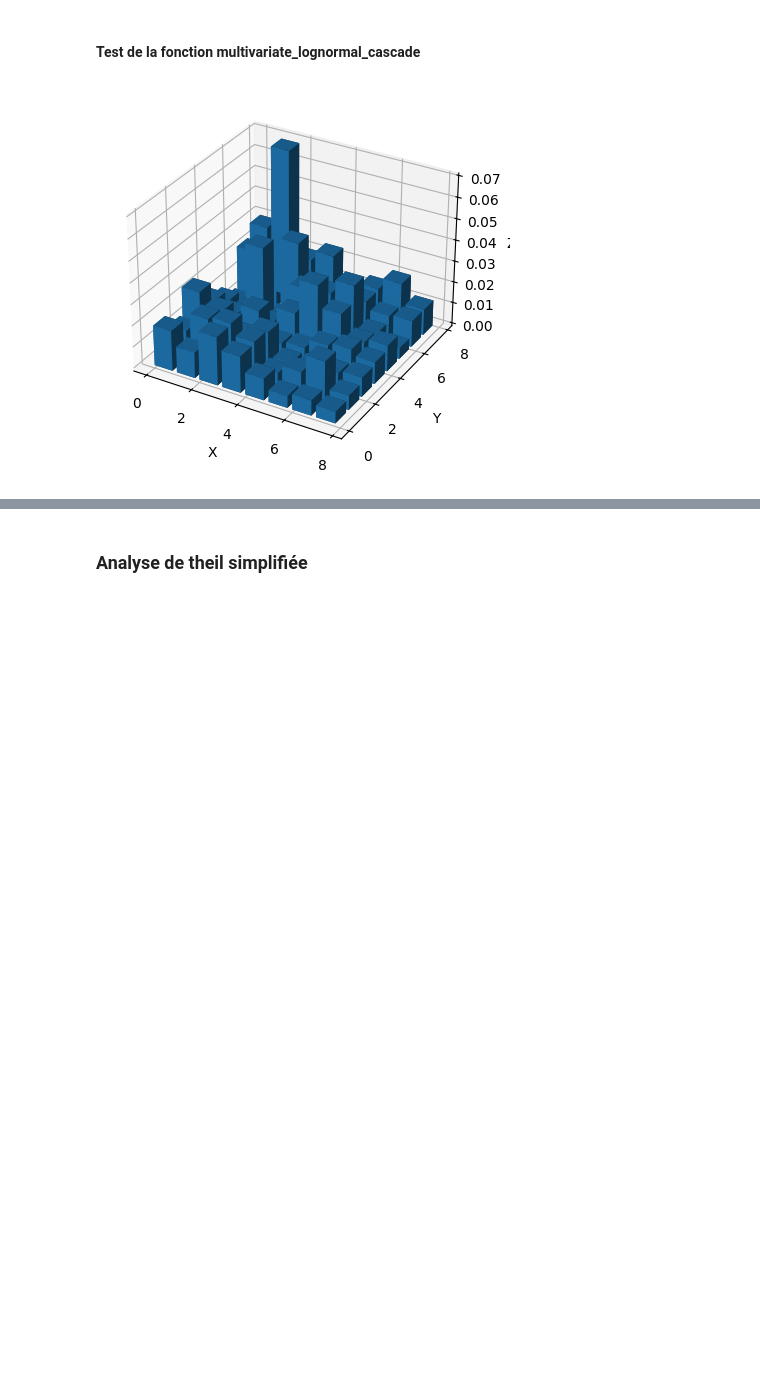
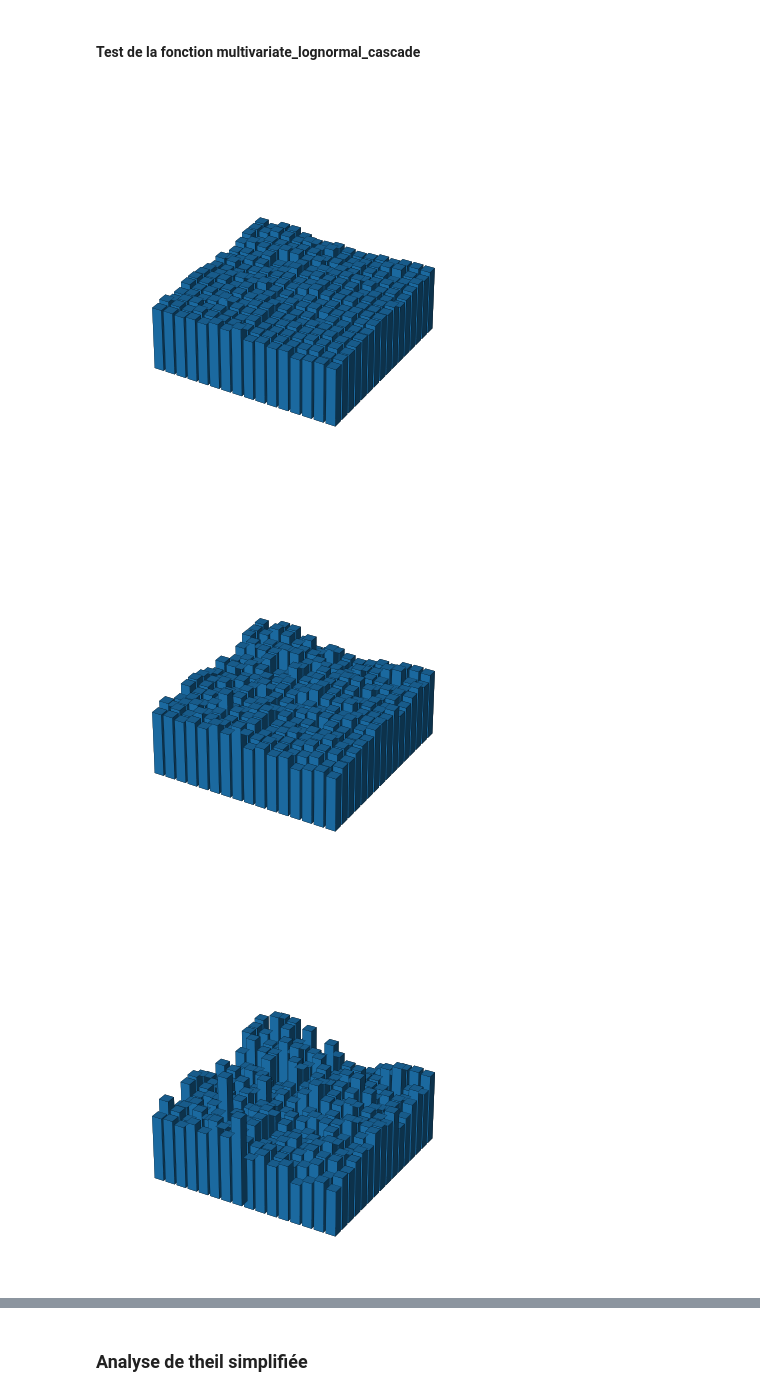
Before and after one commit to fsemecurbe/MMTMSS, a Jupyter notebook: 3_figures.ipynb, the cells around one changed output, grey strips where cells are left out. Drawn from its saved outputs; the diff is of its cells as text; code cells hidden in the pictures; blank space fills up the shorter version.

```diff
--- a/3_figures.ipynb
+++ b/3_figures.ipynb
@@ -50,5 +50,5 @@ def scale_theil(pop, scales):
 #### Test de la fonction multivariate_lognormal_cascade
 # %%
 rng = np.random.default_rng(1)
-lnc = multivariate_lognormal_cascade(2, sigma1=0.5, sigma2=0.309**0.5, corr=-.185)
+lnc = multivariate_lognormal_cascade(2, sigma1=0.3, sigma2=0.4, corr=-.185)
 ratio =  0.2 * lnc[:,:,0] / (0.2 * lnc[:,:,0] + 0.8 * lnc[:,:,1]) * 100
@@ -55,27 +119,37 @@ ratio =  0.2 * lnc[:,:,0] / (0.2 * lnc[:,:,0] + 0.8 * lnc[:,:,1]) * 100
 # %%
-Z = lnc[:,:,0]
+sigmas = [0.025, .05,.1,.2]
 
-x, y = np.meshgrid(
-    np.arange(Z.shape[1]),
-    np.arange(Z.shape[0])
-)
+for i, s in enumerate(sigmas):
+    rng = np.random.default_rng(1)
+    lnc = multivariate_lognormal_cascade(3, sigma1=s, sigma2=0.4, corr=-.185)
 
-x = x.ravel()
-y = y.ravel()
-z = np.zeros_like(x)
 
-dx = dy = 0.8
-dz = Z.ravel()
+    Z = lnc[:,:,0]
 
-fig = plt.figure()
-ax = fig.add_subplot(111, projection='3d')
+    x, y = np.meshgrid(np.arange(Z.shape[1]), np.arange(Z.shape[0]))
 
-ax.bar3d(x, y, z, dx, dy, dz)
+    x = x.ravel()
+    y = y.ravel()
+    z = np.zeros_like(x)
 
-ax.set_xlabel('X')
-ax.set_ylabel('Y')
-ax.set_zlabel('Z')
+    dx = dy = 0.8
+    dz = Z.ravel()
 
-plt.show()
+    fig = plt.figure()
+    ax = fig.add_subplot(111, projection='3d')
+
+    ax.bar3d(x, y, z, dx, dy, dz, zsort='average', edgecolor='black', linewidth=0.1)
+
+    ax.set_xlabel('')
+    ax.set_ylabel('')
+    ax.set_zlabel('')
+    ax.set_zlim(0, 0.01)
+    ax.set_xticks([])
+    ax.set_yticks([])
+    ax.set_axis_off()
+    plt.savefig("graphique"+ str(i+1)+ ".png", dpi=300, bbox_inches="tight")
+    plt.show()
 # %% [output]
-[figure, old version]
+[figure, new version]
+[figure, added]
+[figure, added]
```
Also changed, not shown: parts of 2 cells of this notebook.
